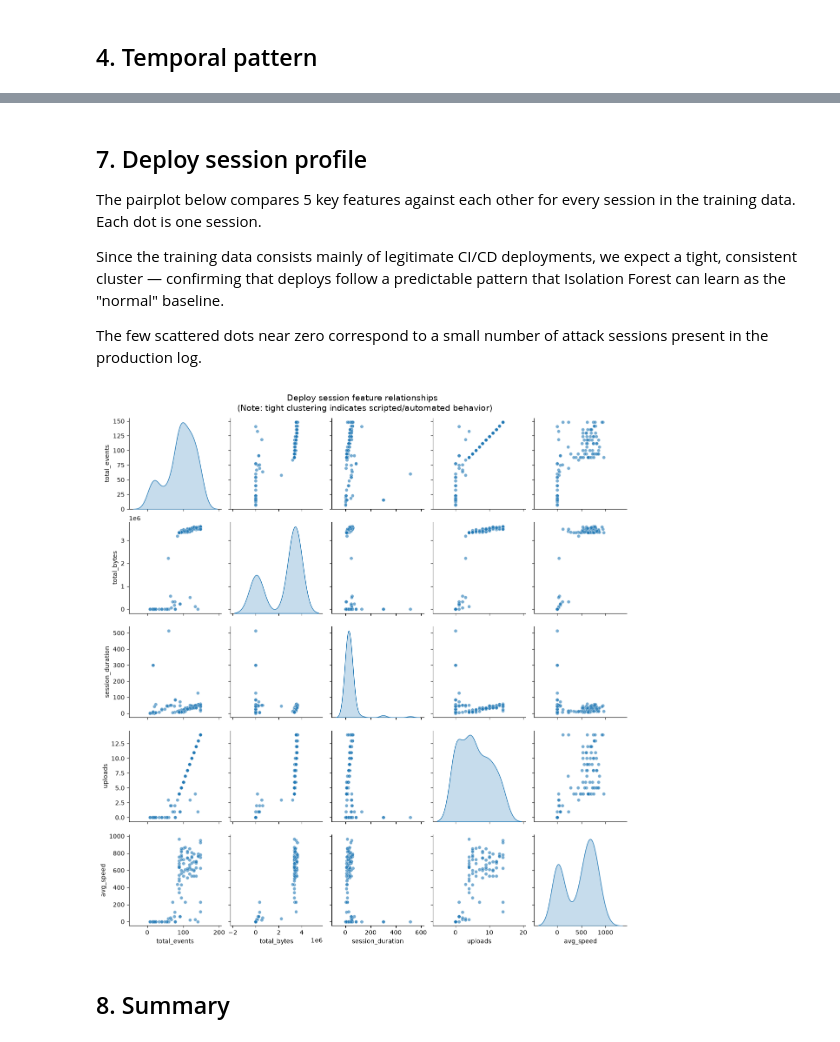
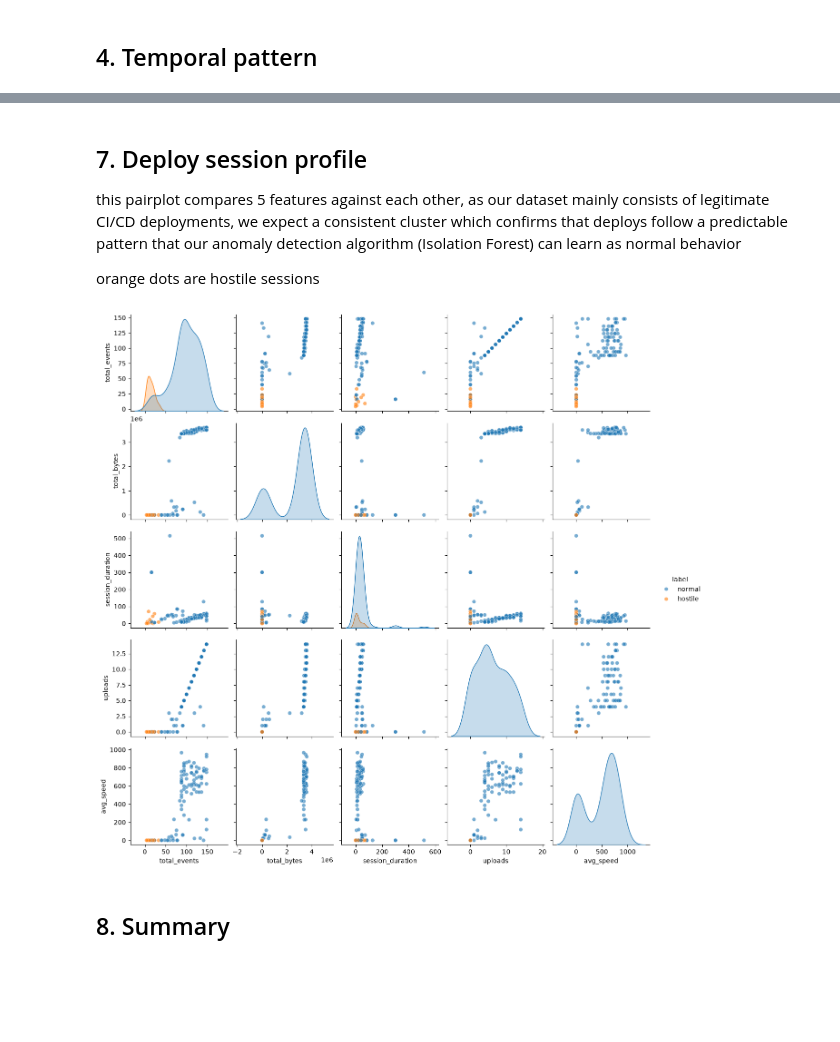
Before and after one commit to AmraniCh/ftp-ids-ml, a Jupyter notebook: notebooks/eda.ipynb, the cells around one changed output, grey strips where cells are left out. Cells and saved outputs as stored; diff of their text form; code cells hidden in the pictures; blank space fills up the shorter version.

```diff
--- a/notebooks/eda.ipynb
+++ b/notebooks/eda.ipynb
@@ -193,16 +130,15 @@ and used only known FTP commands; otherwise *probably hostile*.
 # %%
-is_deploy = df["user"].str.contains("deploy_user") & (df["is_auth"] == 1)
-n_norm = is_deploy.sum()
-n_attack = len(df) - n_norm
+df["label"] = "hostile"
+df.loc[(df["user"] == "deploy_user") & (df["is_auth"] == 1), "label"] = "normal"
 
-print(f"Probably normal:  {n_norm}  ({100*n_norm/len(df):.0f}%)")
-print(f"Probably hostile: {n_attack}  ({100*n_attack/len(df):.0f}%)")
+n_normal = (df["label"] == "normal").sum()
+n_hostile = len(df) - n_normal
 
-plt.figure(figsize=(5, 4))
-plt.bar(["probably\nnormal", "probably\nhostile"], [n_norm, n_attack],
-        color=["#3fb950", "#f85149"])
-plt.title("Rough class balance (heuristic)")
+print(f"normal:  {n_normal} ({100 * n_normal / len(df):.0f}%)")
+print(f"hostile: {n_hostile} ({100 * n_hostile / len(df):.0f}%)")
+
+plt.bar(["normal", "hostile"], [n_normal, n_hostile], color=["#3fb950", "#f85149"], edgecolor="black")
+plt.title("Class balance (heuristic)")
 plt.ylabel("sessions")
-plt.tight_layout()
 plt.show()
 # %% [output]
@@ -212,25 +148,17 @@ Probably hostile: 8  (8%)
 # %% [markdown]
 ## 7. Deploy session profile
 
-The pairplot below compares 5 key features against each other for every
-session in the training data. Each dot is one session.
+this pairplot compares 5 features against each other, as our dataset mainly consists of legitimate CI/CD deployments, we expect a consistent cluster which confirms that deploys follow a predictable pattern that our anomaly detection algorithm (Isolation Forest) can learn as normal behavior
 
-Since the training data consists mainly of legitimate CI/CD deployments,
-we expect a tight, consistent cluster — confirming that deploys follow a
-predictable pattern that Isolation Forest can learn as the "normal" baseline.
-
-The few scattered dots near zero correspond to a small number of attack
-sessions present in the production log.
+orange dots are hostile sessions
 # %%
-g = sns.pairplot(
-    df[['total_events', 'total_bytes', 'session_duration', 'uploads', 'avg_speed']],
-    diag_kind='kde',
-    plot_kws={'alpha': 0.6, 's': 30}
+sns.pairplot(
+    df[["total_events", "total_bytes", "session_duration", "uploads", "avg_speed", "label"]],
+    hue="label",
+    plot_kws={"alpha": 0.6},
 )
-g.fig.suptitle("Deploy session feature relationships \n (Note: tight clustering indicates scripted/automated behavior)",
-               y=1.03, fontsize=14)
 plt.show()
 # %% [output]
-[figure, old version]
+[figure, new version]
 # %% [markdown]
 ## 8. Summary
```
Also changed, not shown: parts of 22 cells of this notebook.
